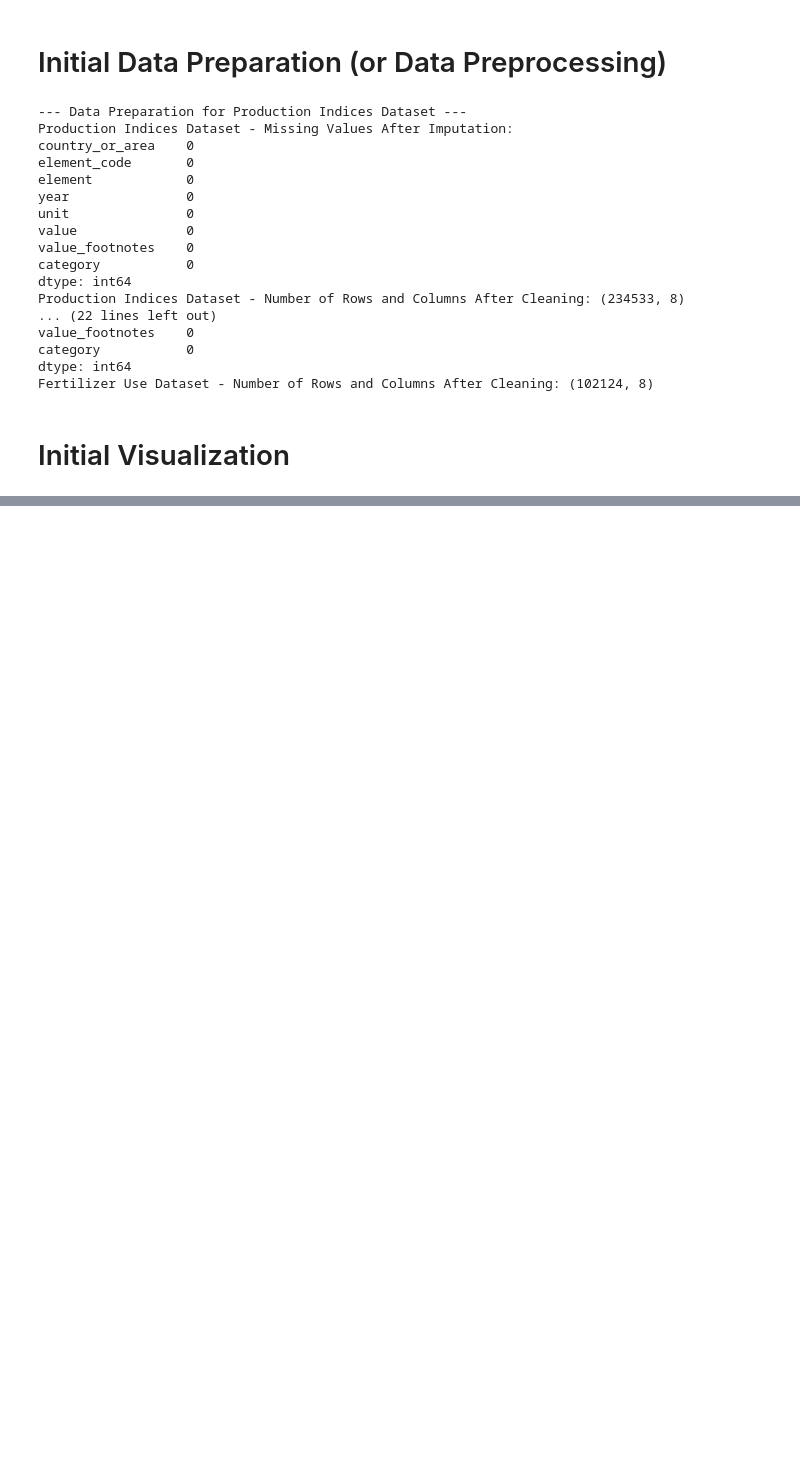
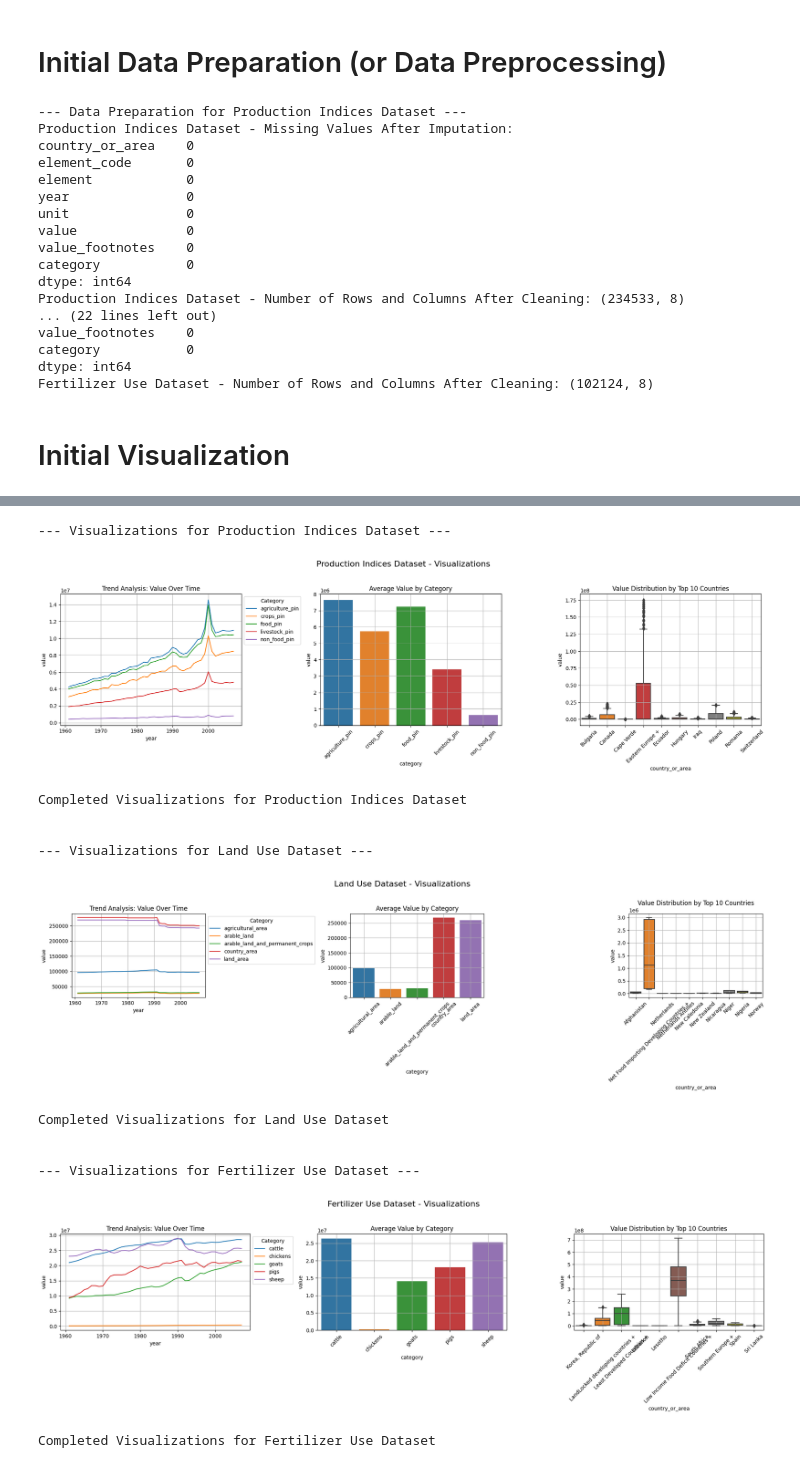
Before and after one commit to prabhasapkota/Data-Analytics-Capstone, a Jupyter notebook: capstone.ipynb, the cells around one changed output, grey strips where cells are left out. Cells and saved outputs as stored; diff of their text form; code cells hidden in the pictures; blank space fills up the shorter version.

Commit message:
Added Images

```diff
--- a/capstone.ipynb
+++ b/capstone.ipynb
@@ -375,0 +278,74 @@ Completed Visualizations for Fertilizer Use Dataset
+# %%
+import pandas as pd
+import matplotlib.pyplot as plt
+import seaborn as sns
+import warnings
+
+# Suppress FutureWarnings
+warnings.simplefilter(action='ignore', category=FutureWarning)
+
+# Load datasets into a dictionary (replace file paths with actual file locations)
+datasets = {
+    "Production Indices": pd.read_csv('cleaned_fao_data_production_indices_data.csv'),
+    "Land Use": pd.read_csv('cleaned_fao_data_land_data.csv'),
+    "Fertilizer Use": pd.read_csv('cleaned_fao_data_fertilizers_data.csv')
+}
+
+# Ensure no infinite values are in the datasets
+for name, df in datasets.items():
+    df.replace([float('inf'), float('-inf')], pd.NA, inplace=True)
+
+# Visualize each dataset
+for name, df in datasets.items():
+    print(f"\n--- Visualizations for {name} Dataset ---")
+    important_columns = ['year', 'value', 'category', 'country_or_area']
+    df = df[important_columns]
+
+    # Optionally aggregate or filter categories to reduce overcrowding
+    if name in ["Land Use", "Fertilizer Use"]:
+        # Select top 5 most frequent categories for the legend
+        top_categories = df['category'].value_counts().index[:5]
+        df = df[df['category'].isin(top_categories)]
+
+    # Create subplots for visualizations
+    fig, axes = plt.subplots(1, 3, figsize=(20, 6))
+    fig.suptitle(f"{name} Dataset - Visualizations", fontsize=16)
+
+    # 1. Line Plot for 'value' over 'year' (Trend Analysis)
+    sns.lineplot(data=df, x='year', y='value', hue='category', estimator='mean', errorbar=None, ax=axes[0])
+    axes[0].set_title("Trend Analysis: Value Over Time")
+    axes[0].grid(True)
+    axes[0].legend(title="Category", loc="best", bbox_to_anchor=(1, 1))  # Adjust legend placement
+
+    # 2. Bar Plot for 'value' by 'category' (Category Distribution)
+    sns.barplot(data=df, x='category', y='value', estimator='mean', errorbar=None, ax=axes[1])
+    axes[1].set_title("Average Value by Category")
+    axes[1].tick_params(axis='x', rotation=45)
+    axes[1].grid(True)
+
+    # 3. Box Plot for 'value' by 'country_or_area' (Outlier Detection)
+    top_countries = df['country_or_area'].value_counts().index[:10]
+    sns.boxplot(data=df[df['country_or_area'].isin(top_countries)], x='country_or_area', y='value', ax=axes[2])
+    axes[2].set_title("Value Distribution by Top 10 Countries")
+    axes[2].tick_params(axis='x', rotation=45)
+    axes[2].grid(True)
+
+    # Adjust layout and display the plots
+    plt.tight_layout(rect=[0, 0, 1, 0.95])
+    plt.show()
+
+    print(f"Completed Visualizations for {name} Dataset\n")
+# %% [output]
+--- Visualizations for Production Indices Dataset ---
+[figure, added]
+Completed Visualizations for Production Indices Dataset
+
+
+--- Visualizations for Land Use Dataset ---
+[figure, added]
+Completed Visualizations for Land Use Dataset
+
+
+--- Visualizations for Fertilizer Use Dataset ---
+[figure, added]
+Completed Visualizations for Fertilizer Use Dataset
```
Also changed, not shown: parts of 1 cell of this notebook, 7 other files.
